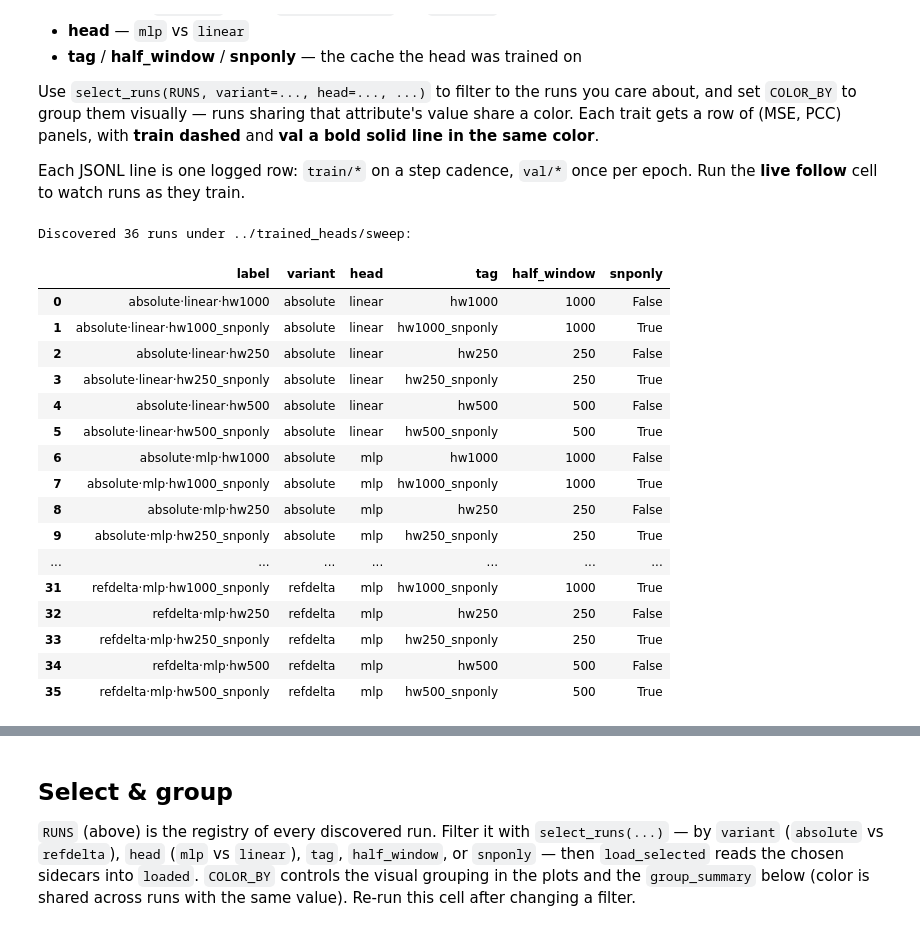
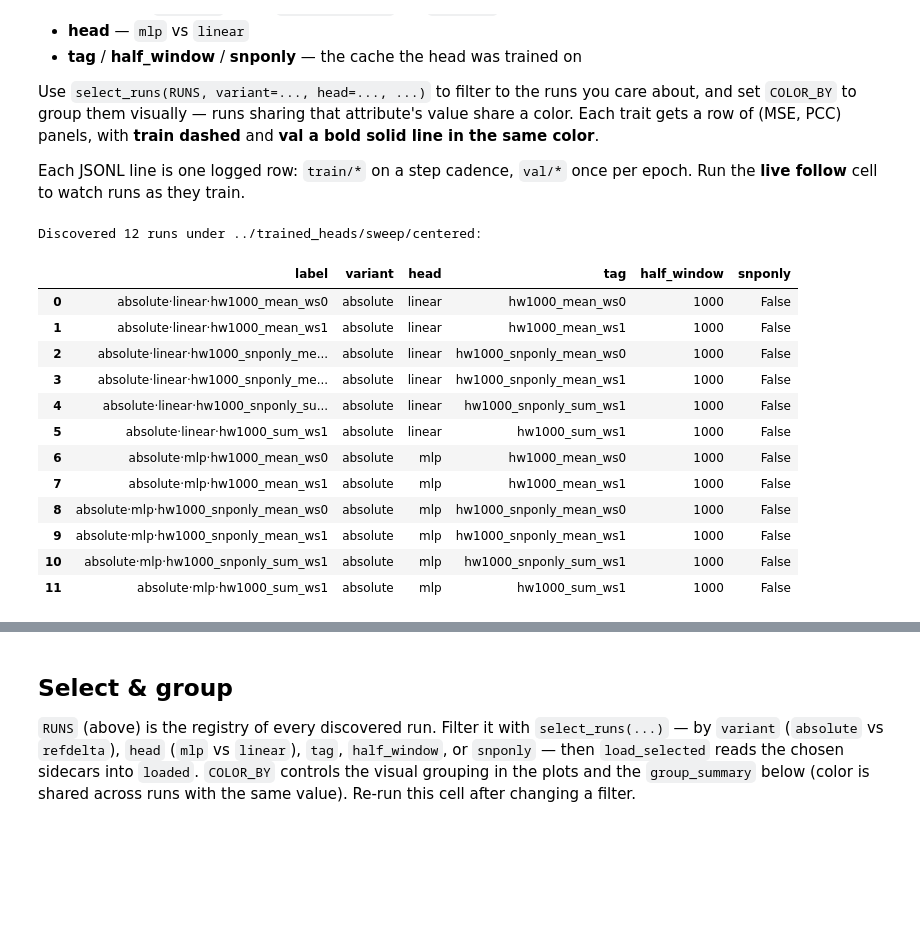
Before and after one commit to amdson/svar, a Jupyter notebook: train_pipeline/track_training.ipynb, the cells around one changed output, grey strips where cells are left out. Cells and saved outputs as stored; diff of their text form; code cells hidden in the pictures; blank space fills up the shorter version.

Commit message:
sweeps through model configurations

```diff
--- a/train_pipeline/track_training.ipynb
+++ b/train_pipeline/track_training.ipynb
@@ -25,7 +25,7 @@ from IPython.display import clear_output, display
 # Root of the run_sweep.sh outputs. Each run writes a JSONL metrics sidecar at
 #   trained_heads/sweep/<variant>/<head>_<tag>/model.metrics.jsonl
 # Point SWEEP_ROOT elsewhere (or pass root= to discover_runs) for other dirs.
-SWEEP_ROOT = Path("../trained_heads/sweep")
+SWEEP_ROOT = Path("../trained_heads/sweep/centered")
 
 # Traits to plot, one row of (MSE, PCC) panels each.
 EVAL_TRAITS = [
@@ -143,8 +143,8 @@ def summary_table(loaded, traits, metric="pcc", split="val"):
             col = f"{split}/{metric}/{trait}"
             if col in df.columns and df[col].notna().any():
                 s[trait] = df[col].dropna().iloc[-1]
-        if 'mean_pcc' in df.columns:
-            s['mean_pcc'] = df['mean_pcc'].dropna().iloc[-1]
+        if 'val/mean_pcc' in df.columns:
+            s['val/mean_pcc'] = df['val/mean_pcc'].dropna().iloc[-1]
         cols[label] = s
     return pd.DataFrame(cols)
 
@@ -172,50 +172,46 @@ def plot_traits(loaded, traits, color_by="label", show_train=True):
         for ax, metric in [(axes[row][0], "mse"), (axes[row][1], "pcc")]:
             seen = set()
             for info in loaded.values():
                 df = info["df"]
                 color = colors[info[color_by]]
                 splits = [("val", "-", 2.5, 1.0)]
                 if show_train:
                     splits.append(("train", "--", 1.5, 0.6))
                 for split, ls, lw, alpha in splits:
                     col = f"{split}/{metric}/{trait}"
                     if col not in df.columns:
                         continue
                     sub = df.dropna(subset=[col, "step"])
                     if not len(sub):
                         continue
                     leg = f"{info[color_by]} · {split}"
                     lbl = leg if leg not in seen else None
                     seen.add(leg)
                     ax.plot(sub["step"], sub[col], linestyle=ls, linewidth=lw,
                             alpha=alpha, color=color, label=lbl)
             ax.set(xlabel="step", ylabel=metric, title=f"{trait} — {metric}")
             ax.legend(fontsize=8)
     fig.tight_layout()
     plt.show()
 
 RUNS = discover_runs()
 print(f"Discovered {len(RUNS)} runs under {SWEEP_ROOT}:")
 RUNS[["label", "variant", "head", "tag", "half_window", "snponly"]]
 # %% [output]
-Discovered 36 runs under ../trained_heads/sweep:
+Discovered 12 runs under ../trained_heads/sweep/centered:
 |  | label | variant | head | tag | half_window | snponly |
-| 0 | absolute·linear·hw1000 | absolute | linear | hw1000 | 1000 | False |
-| 1 | absolute·linear·hw1000_snponly | absolute | linear | hw1000_snponly | 1000 | True |
-| 2 | absolute·linear·hw250 | absolute | linear | hw250 | 250 | False |
-| 3 | absolute·linear·hw250_snponly | absolute | linear | hw250_snponly | 250 | True |
-| 4 | absolute·linear·hw500 | absolute | linear | hw500 | 500 | False |
-| 5 | absolute·linear·hw500_snponly | absolute | linear | hw500_snponly | 500 | True |
-| 6 | absolute·mlp·hw1000 | absolute | mlp | hw1000 | 1000 | False |
-| 7 | absolute·mlp·hw1000_snponly | absolute | mlp | hw1000_snponly | 1000 | True |
-| 8 | absolute·mlp·hw250 | absolute | mlp | hw250 | 250 | False |
-| 9 | absolute·mlp·hw250_snponly | absolute | mlp | hw250_snponly | 250 | True |
-| ... | ... | ... | ... | ... | ... | ... |
-| 31 | refdelta·mlp·hw1000_snponly | refdelta | mlp | hw1000_snponly | 1000 | True |
-| 32 | refdelta·mlp·hw250 | refdelta | mlp | hw250 | 250 | False |
-| 33 | refdelta·mlp·hw250_snponly | refdelta | mlp | hw250_snponly | 250 | True |
-| 34 | refdelta·mlp·hw500 | refdelta | mlp | hw500 | 500 | False |
-| 35 | refdelta·mlp·hw500_snponly | refdelta | mlp | hw500_snponly | 500 | True |
+| 0 | absolute·linear·hw1000_mean_ws0 | absolute | linear | hw1000_mean_ws0 | 1000 | False |
+| 1 | absolute·linear·hw1000_mean_ws1 | absolute | linear | hw1000_mean_ws1 | 1000 | False |
+| 2 | absolute·linear·hw1000_snponly_me... | absolute | linear | hw1000_snponly_mean_ws0 | 1000 | False |
+| 3 | absolute·linear·hw1000_snponly_me... | absolute | linear | hw1000_snponly_mean_ws1 | 1000 | False |
+| 4 | absolute·linear·hw1000_snponly_su... | absolute | linear | hw1000_snponly_sum_ws1 | 1000 | False |
+| 5 | absolute·linear·hw1000_sum_ws1 | absolute | linear | hw1000_sum_ws1 | 1000 | False |
+| 6 | absolute·mlp·hw1000_mean_ws0 | absolute | mlp | hw1000_mean_ws0 | 1000 | False |
+| 7 | absolute·mlp·hw1000_mean_ws1 | absolute | mlp | hw1000_mean_ws1 | 1000 | False |
+| 8 | absolute·mlp·hw1000_snponly_mean_ws0 | absolute | mlp | hw1000_snponly_mean_ws0 | 1000 | False |
+| 9 | absolute·mlp·hw1000_snponly_mean_ws1 | absolute | mlp | hw1000_snponly_mean_ws1 | 1000 | False |
+| 10 | absolute·mlp·hw1000_snponly_sum_ws1 | absolute | mlp | hw1000_snponly_sum_ws1 | 1000 | False |
+| 11 | absolute·mlp·hw1000_sum_ws1 | absolute | mlp | hw1000_sum_ws1 | 1000 | False |
 # %%
 print([c for c in loaded['absolute·linear·hw1000']['df'].columns if 'val' in c])
 # %% [output]
```
Also changed, not shown: parts of 3 cells of this notebook, 10 other files.
